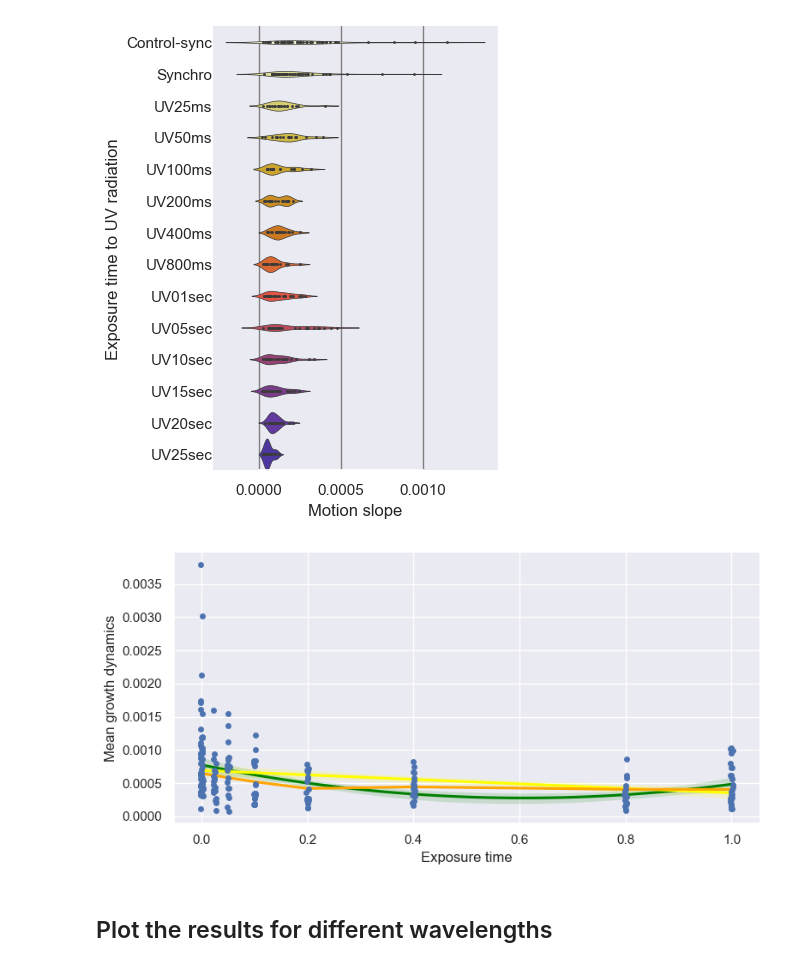
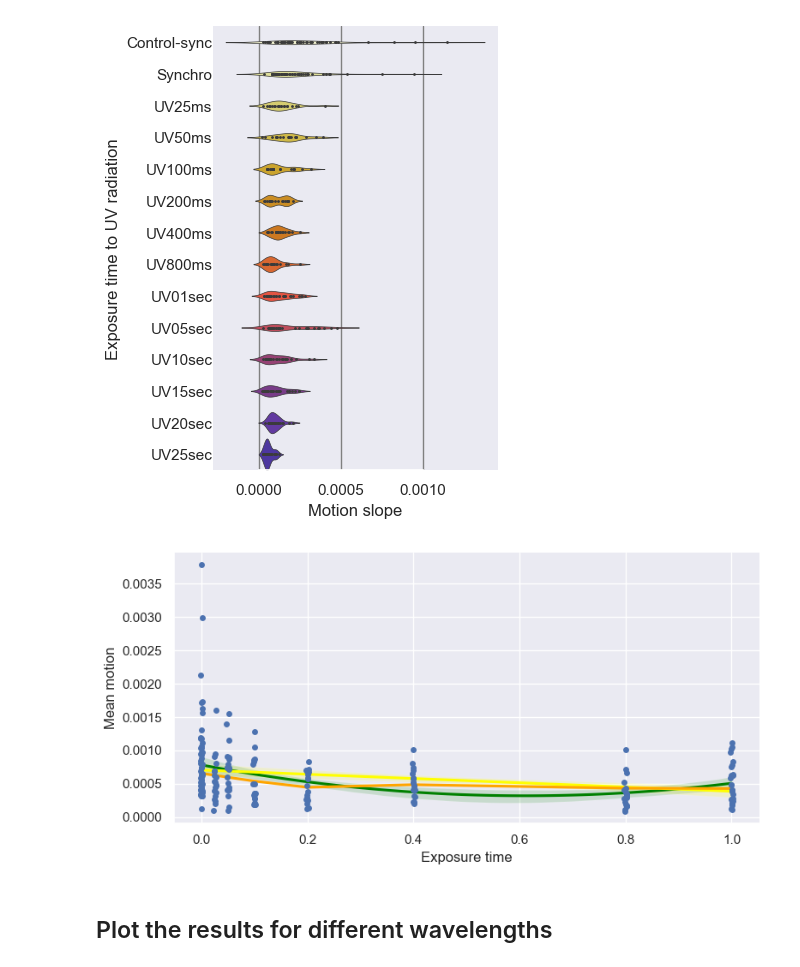
Before and after one commit to HenriquesLab/PhotoFiTT, a Jupyter notebook: notebooks/Reproduce paper plots.ipynb, the cells around one changed output. Saved outputs shown, nothing was run; the diff lists cells and outputs as text; code cells hidden in the pictures.

```diff
--- a/notebooks/Reproduce paper plots.ipynb
+++ b/notebooks/Reproduce paper plots.ipynb
@@ -469,7 +469,7 @@ motility_dataframe_regression = motility_dataframe_regression[motility_dataframe
 x_var = ["Peak time point (min)", "Delay w.r.t. synchronised cells (min)",
          "Proportional delay w.r.t. synchronised cells"]
 
-x = 'Mean growth dynamics'
+x = 'Mean motion'
 f = sns.catplot(
     data=motility_dataframe_regression, x="Exposure time", y=x,
     #hue="Subcategory-02", hue_order=hue_order, palette=sns.color_palette("CMRmap_r", 17),
@@ -486,34 +486,34 @@ sns.regplot(
 sns.regplot(
     data=motility_dataframe_regression, x="Exposure time", y=x,lowess=True,
     scatter=False, truncate=True, order=1, color="orange"
 )
 
 ## Set style
 custom_params = {"axes.spines.right": False, "axes.spines.top": False}
 sns.plotting_context("paper")
 sns.set(font_scale=1)
 sns.set_theme(style="whitegrid", rc=custom_params)
 
 format_extension = 'png'
 name = "{0}.{1}".format(x, format_extension) # name we want to give to the plot
 new_name="growth_regression_firstrange_{}".format(name)
 f.savefig(os.path.join(output_path, new_name), format=format_extension, transparent=True, dpi=300)
 format_extension = 'pdf'
 name = "{0}.{1}".format(x, format_extension) # name we want to give to the plot
 new_name="growth_regression_firstrange_{}".format(name)
 f.savefig(os.path.join(output_path, new_name), format=format_extension, transparent=True,dpi=300)
 
 # plt.xlim([-0.2, 1.2])
 # format_extension = 'png'
 # name = "{0}.{1}".format(x, format_extension) # name we want to give to the plot
 # new_name="growth_regression_firstrange_lim_{}".format(name)
 # f.savefig(os.path.join(output_path, new_name), format=format_extension, transparent=True, dpi=300)
 # format_extension = 'pdf'
 # name = "{0}.{1}".format(x, format_extension) # name we want to give to the plot
 # new_name="growth_regression_firstrange_lim_{}".format(name)
 # f.savefig(os.path.join(output_path, new_name), format=format_extension, transparent=True,dpi=300)
 # %% [output]
-[figure, old version]
+[figure, new version]
 # %% [markdown]
 ## Plot the results for different wavelengths
 # %%
```
Also changed, not shown: parts of 4 cells of this notebook, 19 other files.
